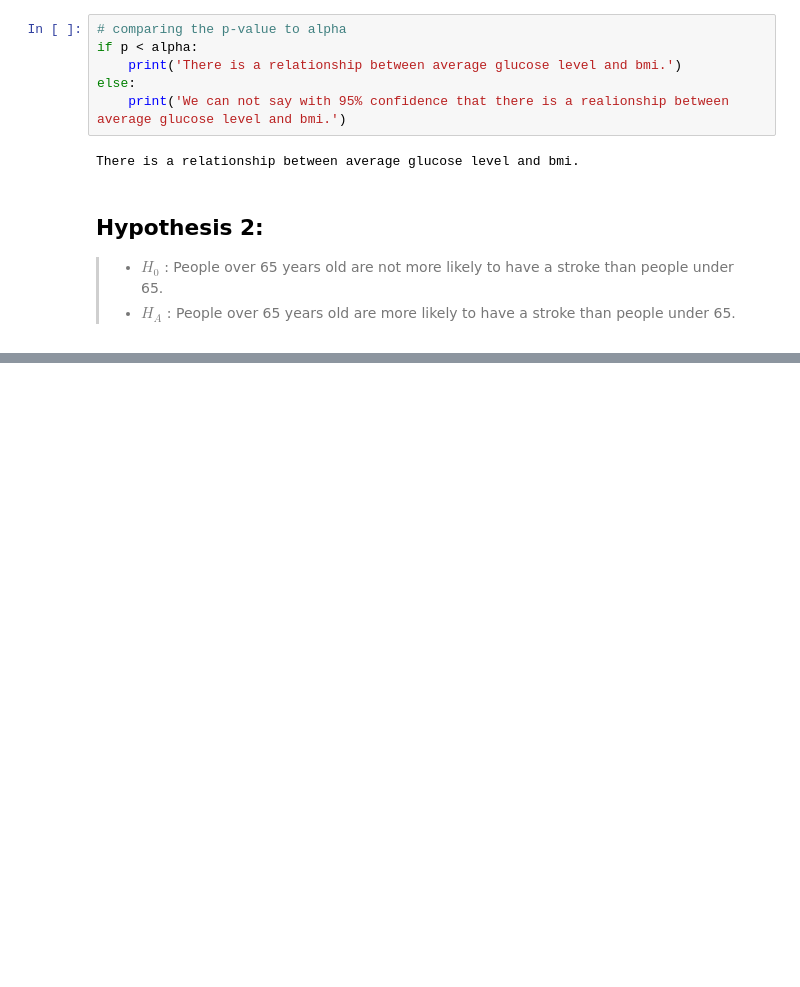
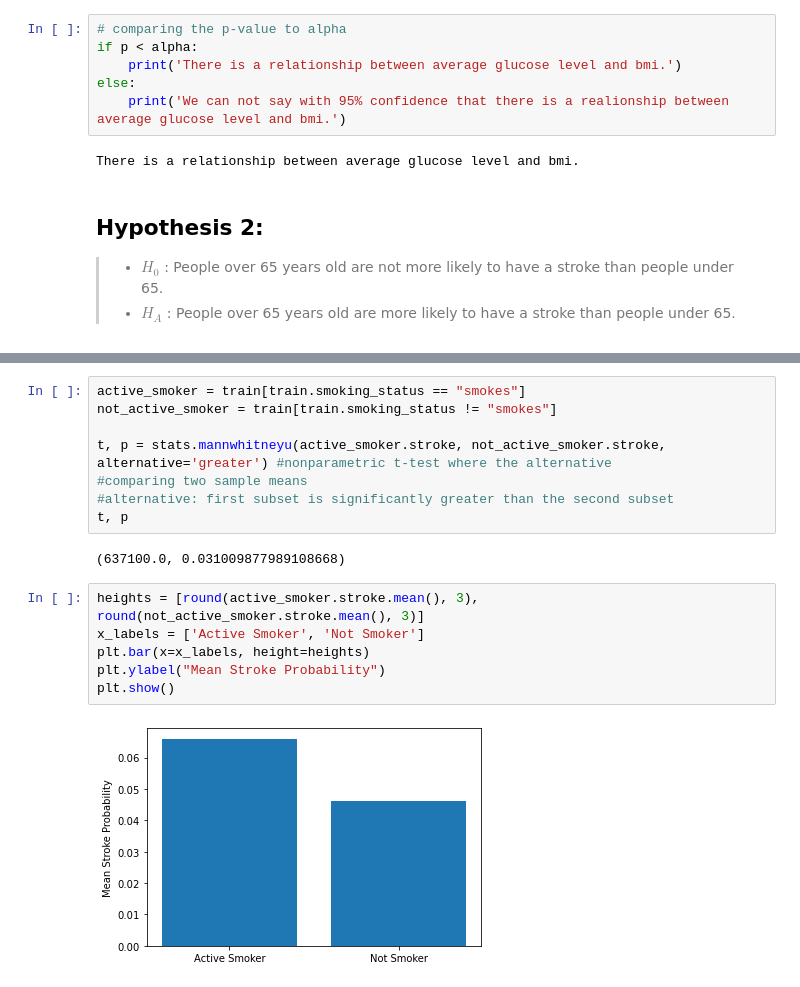
Before and after one commit to stroke-predictors/germain-capstone-stoke-prediction, a Jupyter notebook: explore.ipynb, the cells around one changed output, grey strips where cells are left out. Saved outputs shown, nothing was run; the diff lists cells and outputs as text; blank space fills up the shorter version.

```diff
--- a/explore.ipynb
+++ b/explore.ipynb
@@ -110,0 +139,18 @@ Hypothesis 3:
+# %%
+active_smoker = train[train.smoking_status == "smokes"]
+not_active_smoker = train[train.smoking_status != "smokes"]
+
+t, p = stats.mannwhitneyu(active_smoker.stroke, not_active_smoker.stroke, alternative='greater') #nonparametric t-test where the alternative
+#comparing two sample means
+#alternative: first subset is significantly greater than the second subset
+t, p
+# %% [output]
+(637100.0, 0.031009877989108668)
+# %%
+heights = [round(active_smoker.stroke.mean(), 3), round(not_active_smoker.stroke.mean(), 3)]
+x_labels = ['Active Smoker', 'Not Smoker']
+plt.bar(x=x_labels, height=heights)
+plt.ylabel("Mean Stroke Probability")
+plt.show()
+# %% [output]
+[figure, added]
```
Also changed, not shown: parts of 19 cells of this notebook.
